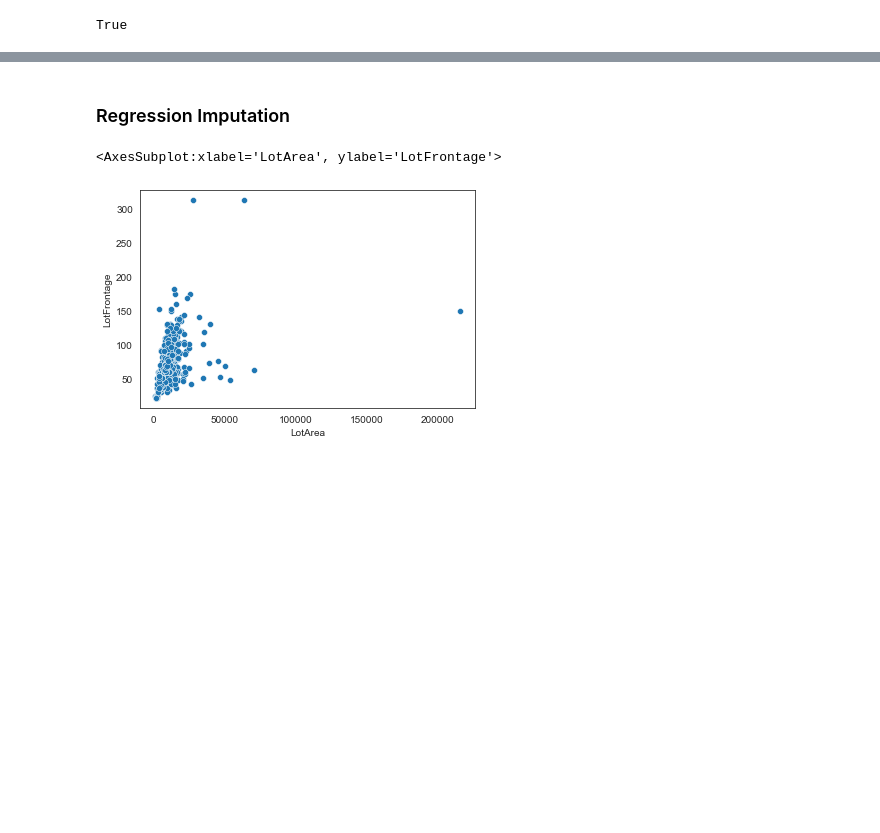
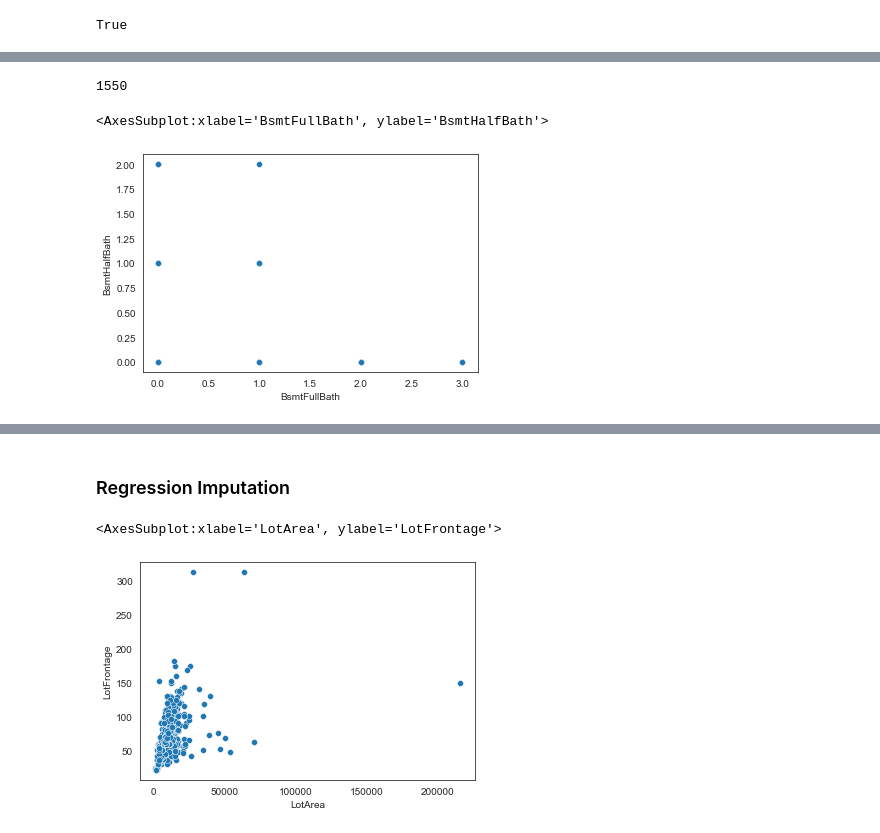
Before and after one commit to michi-jeremias/eda, a Jupyter notebook: eda.ipynb, the cells around one changed output, grey strips where cells are left out. Drawn from its saved outputs; the diff is of its cells as text; code cells hidden in the pictures; blank space fills up the shorter version.

Commit message:
some plots

```diff
--- a/eda.ipynb
+++ b/eda.ipynb
@@ -173,0 +144,9 @@ y_imputed = imputer.fit_transform(y)
+# %%
+len(dm.data[(dm.data['BsmtHalfBath']==0) & (dm.data['BsmtFullBath']==0)])
+# %% [output]
+1550
+# %%
+sns.scatterplot(x=dm.data['BsmtFullBath'], y=dm.data['BsmtHalfBath'])
+# %% [output]
+<AxesSubplot:xlabel='BsmtFullBath', ylabel='BsmtHalfBath'>
+[figure, added]
```
Also changed, not shown: parts of 17 cells of this notebook.
